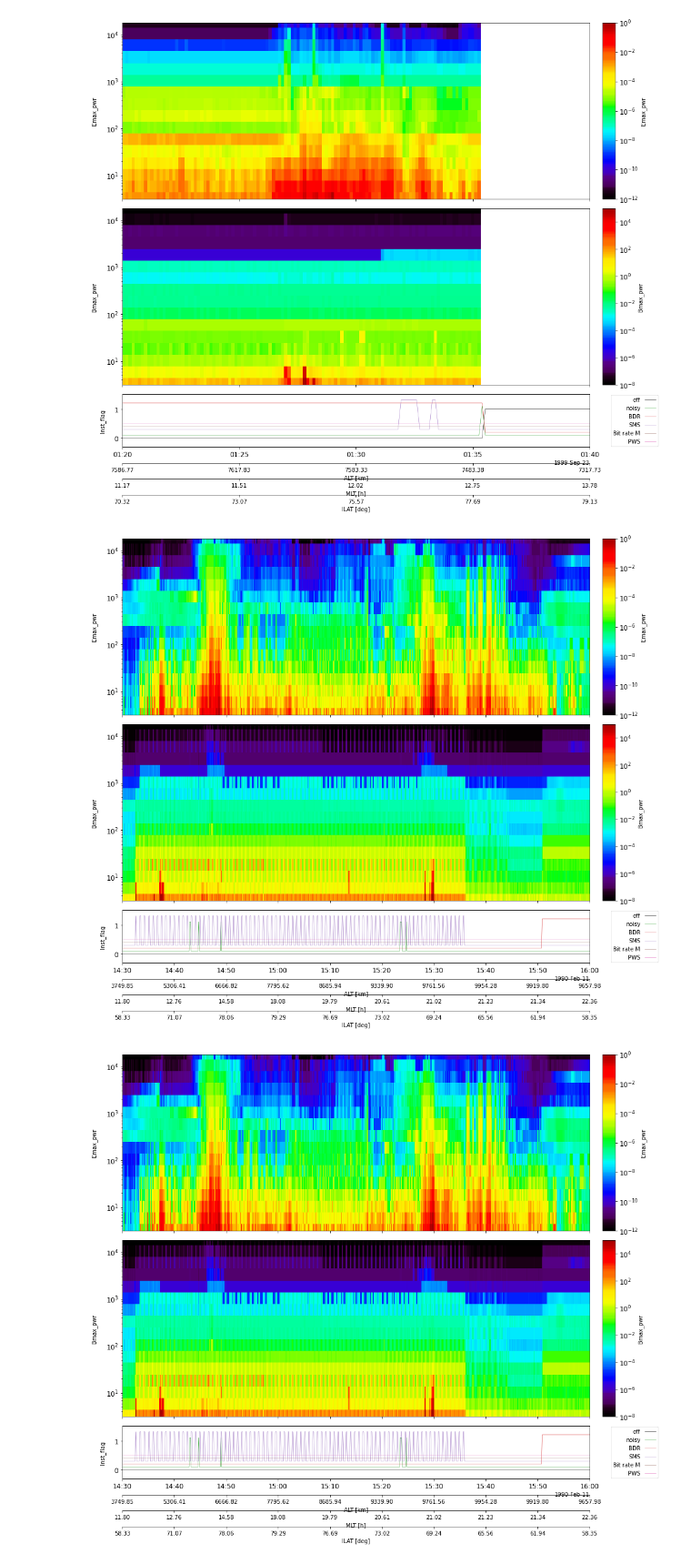
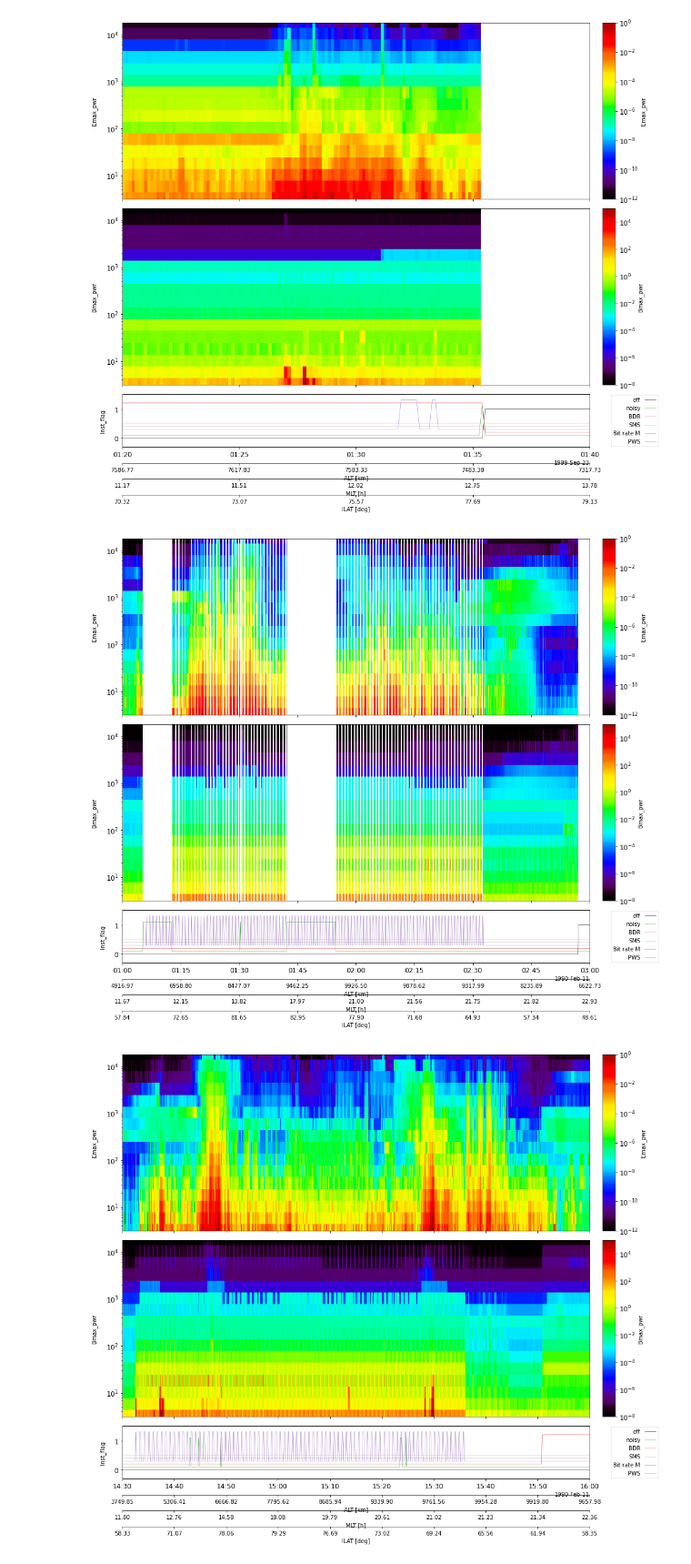
Before and after one commit to shuji-onosawa/Akebono_analysis_old, a Jupyter notebook: VLF_mca/Akebono_analysis.ipynb, the cells around one changed output. Shown at 91% size. Saved outputs shown, nothing was run; the diff lists cells and outputs as text; code cells hidden in the pictures.

```diff
--- a/VLF_mca/Akebono_analysis.ipynb
+++ b/VLF_mca/Akebono_analysis.ipynb
@@ -6,8 +6,8 @@ import pyspedas
 import numpy as np
 from pytplot.MPLPlotter.tplot import tplot
 
-trange = ['2003-3-13', '2003-3-14']
-load.mca(trange, spec_type='pwr', del_invalid_data=['off', 'noisy', 'SMS', 'BDR'])
+trange = ['1989-9-15', '1989-9-16']
+load.mca(trange, spec_type='pwr', del_invalid_data=['off', 'noisy', 'sms', 'bdr'])
 load.orb(trange)
 
 postgap = get_data('PostGap')
@@ -52,10 +52,10 @@ tplot(['Emax_pwr','Bmax_pwr', 'Inst_flag'],  var_label= ['ALT', 'MLT', 'ILAT'],
 # %% [output]
 [figure]
 # %%
-pytplot.tlimit([trange[0]+' 14:30:00', trange[0]+' 16:00:00'])
+pytplot.tlimit([trange[0]+' 1:00:00', trange[0]+' 3:00:00'])
 tplot(['Emax_pwr','Bmax_pwr', 'Inst_flag'],  var_label= ['ALT', 'MLT', 'ILAT'], xsize = 16, ysize = 20)
 # %% [output]
-[figure, old version]
+[figure, new version]
 # %%
 pytplot.tlimit([trange[0]+' 14:30:00', trange[0]+' 16:00:00'])
 tplot(['Emax_pwr','Bmax_pwr', 'Inst_flag'],  var_label= ['ALT', 'MLT', 'ILAT'], xsize = 16, ysize = 20)
```
Also changed, not shown: parts of 1 cell of this notebook, 7 other files.
